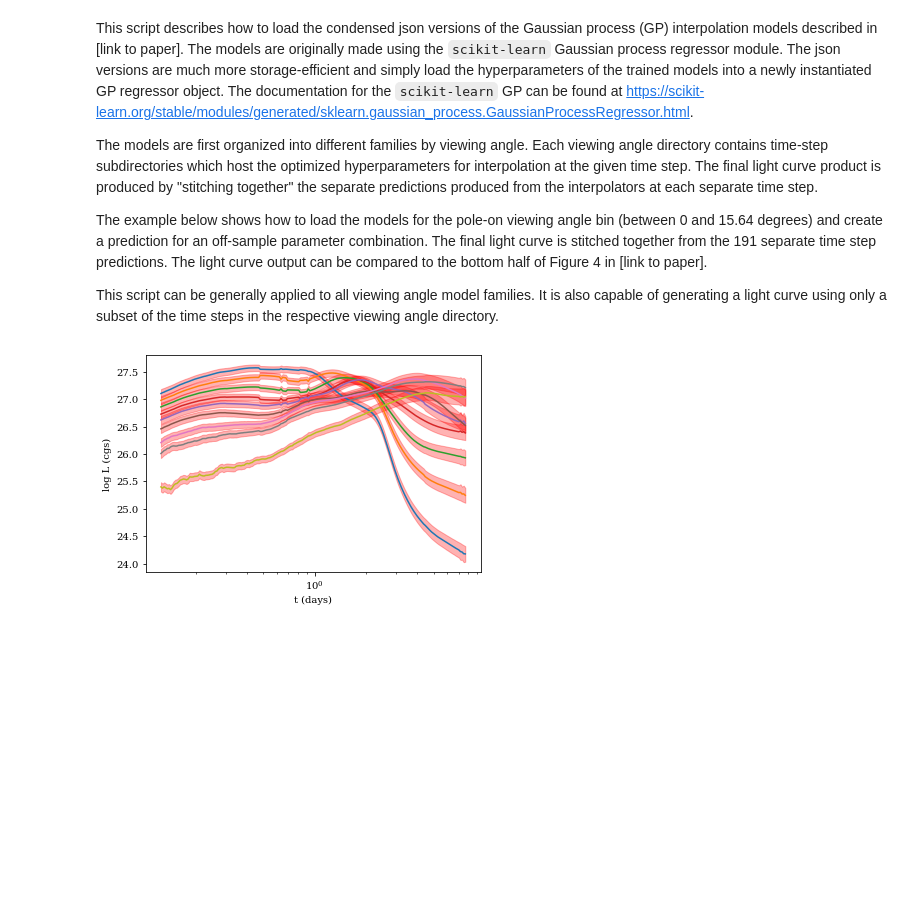
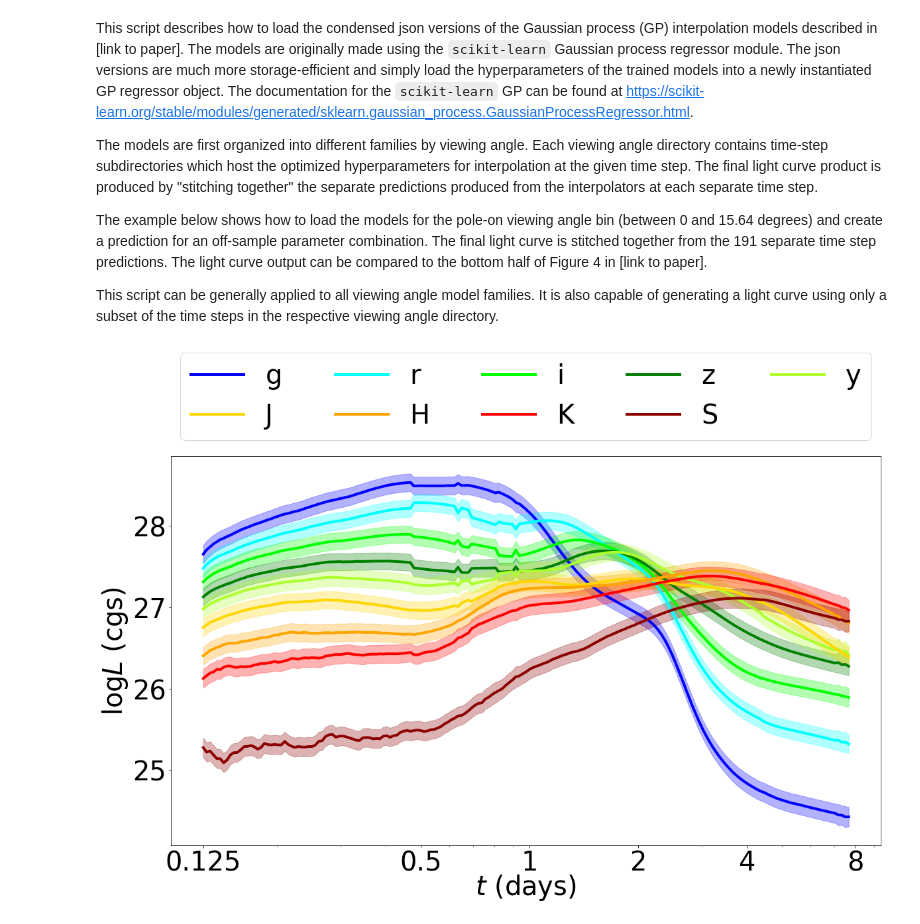
Before and after one commit to markoris/surrogate_kne, a Jupyter notebook: model_prediction_tutorial.ipynb, the cells around one changed output. Drawn from its saved outputs; the diff is of its cells as text; code cells hidden in the pictures; blank space fills up the shorter version.

Commit message:
plotting improvements

```diff
--- a/model_prediction_tutorial.ipynb
+++ b/model_prediction_tutorial.ipynb
@@ -45,13 +44,34 @@ for file in files:
 	except NameError:
 		lc = pred[None, :] # if first time point, initializes the light curve array
 		errs = err[None, :] # same as above, but for errors
-# %%
-for band in range(lc.shape[1]):
-	plt.plot(times, lc[:, band])
-	plt.fill_between(times, lc[:, band]-errs[:, band], lc[:, band]+errs[:, band], color='red', alpha=0.3)
-plt.xscale('log')
-plt.xlabel("t (days)")
-plt.ylabel("log L (cgs)")
-plt.savefig('pred_compact.png')
-# %% [output]
-[figure, removed]
+# %%
+from matplotlib import ticker
+import matplotlib.pyplot as plt
+import itertools
+
+def flip(items, ncol):
+    '''
+    credit to Avaris on StackOverflow for this function
+    '''
+    return itertools.chain(*[items[i::ncol] for i in range(ncol)])
+
+colors = {"g": "blue", "r": "cyan", "i": "lime", "z": "green", "y": "greenyellow", "J": "gold",
+         "H": "orange", "K": "red", "S": "darkred"}
+wavelengths = 'grizyJHKS'
+plt.figure(figsize=(19.2, 10.8))
+plt.rc('font', size = 40)
+plt.rc('lines', lw=4)
+for band in range(lc.shape[1]):
+	plt.plot(times, lc[:, band], color=colors[wavelengths[band]], label=wavelengths[band])
+	plt.fill_between(times, lc[:, band]-errs[:, band], lc[:, band]+errs[:, band], color=colors[wavelengths[band]], alpha=0.3)
+plt.xscale('log')
+plt.gca().set_xticks([0.125, 0.5, 1, 2, 4, 8])
+plt.gca().get_xaxis().set_major_formatter(ticker.FormatStrFormatter('%g'))
+plt.xlabel(r"$t$ (days)", labelpad=-5)
+plt.ylabel(r"$\log L$ (cgs)")
+handles, labels = plt.gca().get_legend_handles_labels()
+handles, labels = plt.gca().get_legend_handles_labels()
+plt.legend(flip(handles, 5), flip(labels, 5), ncol=5, bbox_to_anchor=(0.5, 1.3), loc='upper center')
+plt.savefig('pred_compact.png')
+# %% [output]
+[figure, added]
```
Also changed, not shown: parts of 1 cell of this notebook.
